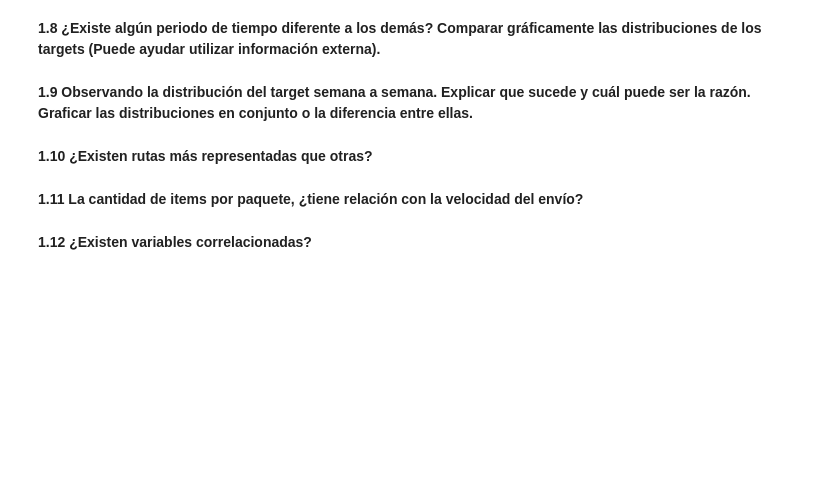
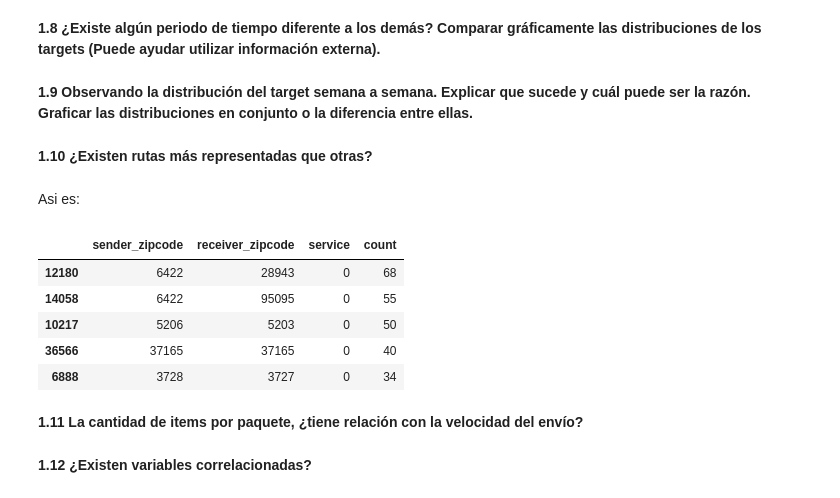
Before and after one commit to manquius/series_temporales, a Jupyter notebook: Practico1.ipynb, the cells around one changed output. Drawn from its saved outputs; the diff is of its cells as text; code cells hidden in the pictures; blank space fills up the shorter version.

```diff
--- a/Practico1.ipynb
+++ b/Practico1.ipynb
@@ -130,8 +130,7 @@ sb.countplot(data=df, x='shipment_type')
 # %%
 routes = pd.DataFrame(df, columns=['sender_zipcode', 'receiver_zipcode', 'service']).copy()
 routes = routes.sort_values(by=['service']).copy()
-routes = routes.drop_duplicates()
-print(f"Cantidad de rutas: {len(routes)}")
+print(f"Cantidad de rutas: {len(routes.drop_duplicates())}")
 # %% [output]
 Cantidad de rutas: 945777
 # %%
@@ -417,6 +416,20 @@ distribuciones de los targets (Puede ayudar utilizar información externa).**
 puede ser la razón. Graficar las distribuciones en conjunto o la diferencia entre ellas.**
 # %% [markdown]
 **1.10 ¿Existen rutas más representadas que otras?**
+# %% [markdown]
+Asi es:
+# %%
+df1 = routes[routes.duplicated()]
+df2 = df1.groupby(df1.columns.tolist()).size().reset_index().rename(columns={0:'count'})
+df2 = df2.sort_values(by=['count'], ascending=[False])
+df2.head()
+# %% [output]
+|  | sender_zipcode | receiver_zipcode | service | count |
+| 12180 | 6422 | 28943 | 0 | 68 |
+| 14058 | 6422 | 95095 | 0 | 55 |
+| 10217 | 5206 | 5203 | 0 | 50 |
+| 36566 | 37165 | 37165 | 0 | 40 |
+| 6888 | 3728 | 3727 | 0 | 34 |
 # %% [markdown]
 **1.11 La cantidad de items por paquete, ¿tiene relación con la velocidad del envío?**
 # %% [markdown]
```
